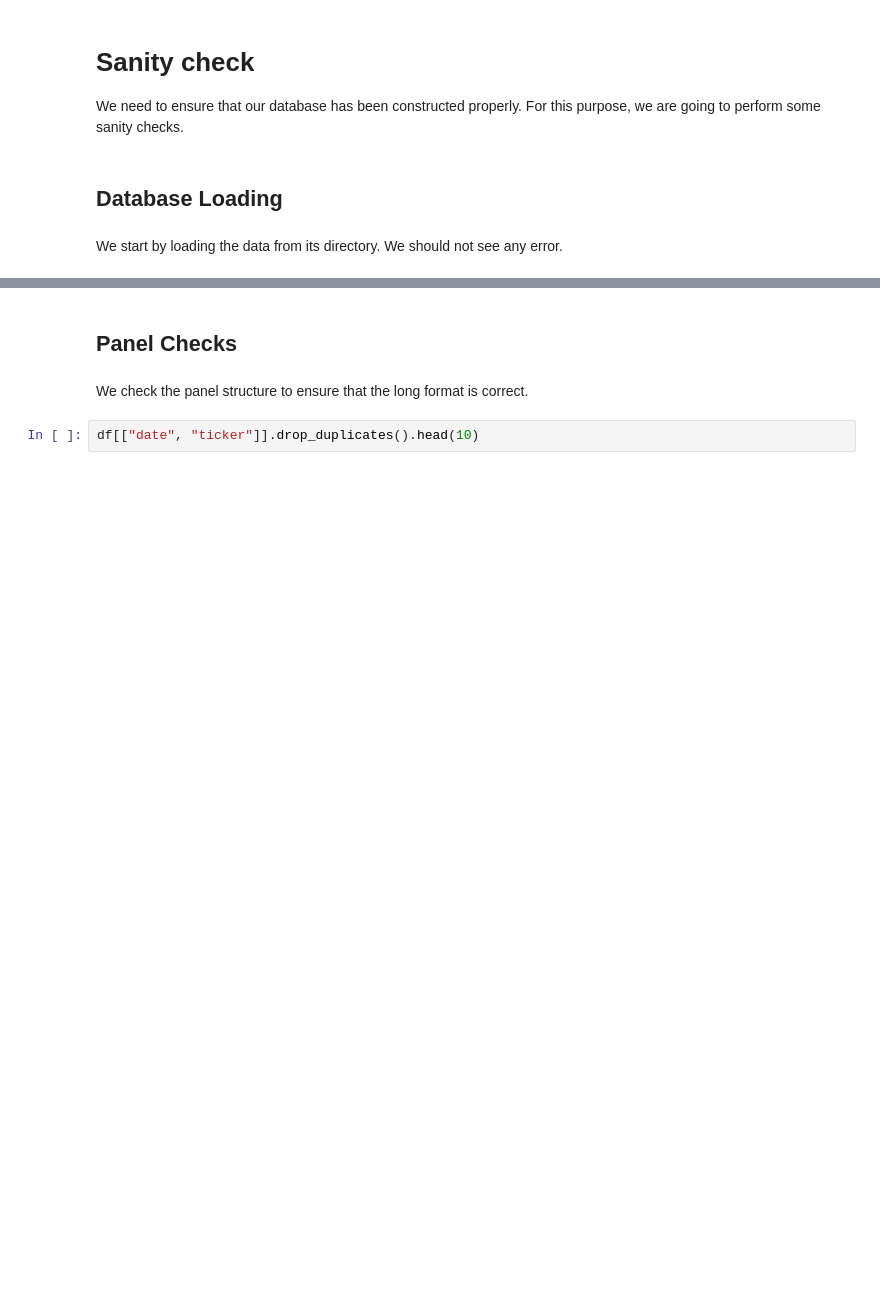
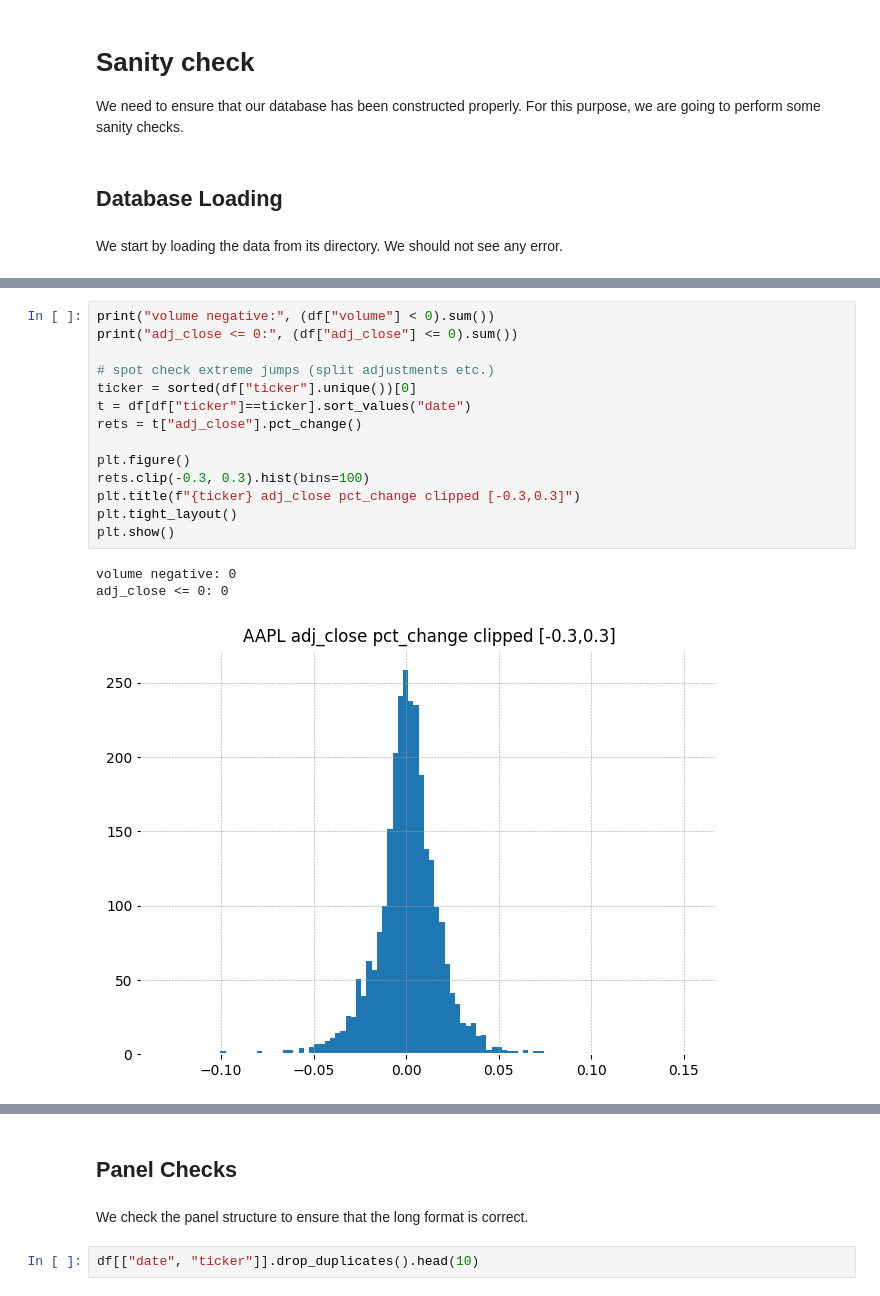
Before and after one commit to IgorDragone/hybrid-stock-prediction-thesis, a Jupyter notebook: notebooks/01_sanity_check.ipynb, the cells around one changed output, grey strips where cells are left out. Drawn from its saved outputs; the diff is of its cells as text; blank space fills up the shorter version.

```diff
--- a/notebooks/01_sanity_check.ipynb
+++ b/notebooks/01_sanity_check.ipynb
@@ -50,0 +293,18 @@ Here we can observe that some columns such as `net_margin` or `operation_margin`
+# %%
+print("volume negative:", (df["volume"] < 0).sum())
+print("adj_close <= 0:", (df["adj_close"] <= 0).sum())
+
+# spot check extreme jumps (split adjustments etc.)
+ticker = sorted(df["ticker"].unique())[0]
+t = df[df["ticker"]==ticker].sort_values("date")
+rets = t["adj_close"].pct_change()
+
+plt.figure()
+rets.clip(-0.3, 0.3).hist(bins=100)
+plt.title(f"{ticker} adj_close pct_change clipped [-0.3,0.3]")
+plt.tight_layout()
+plt.show()
+# %% [output]
+volume negative: 0
+adj_close <= 0: 0
+[figure, added]
```
Also changed, not shown: parts of 29 cells of this notebook.
